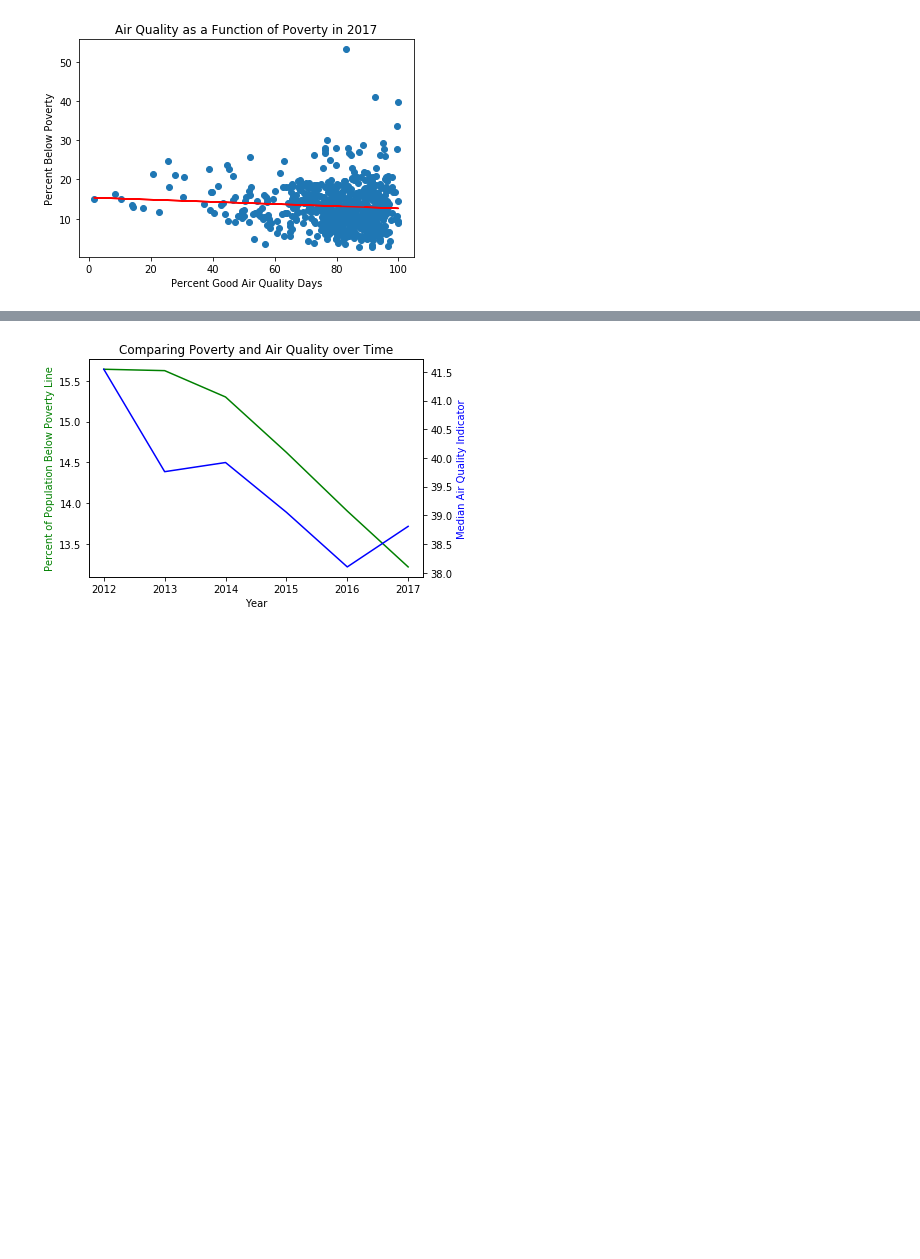
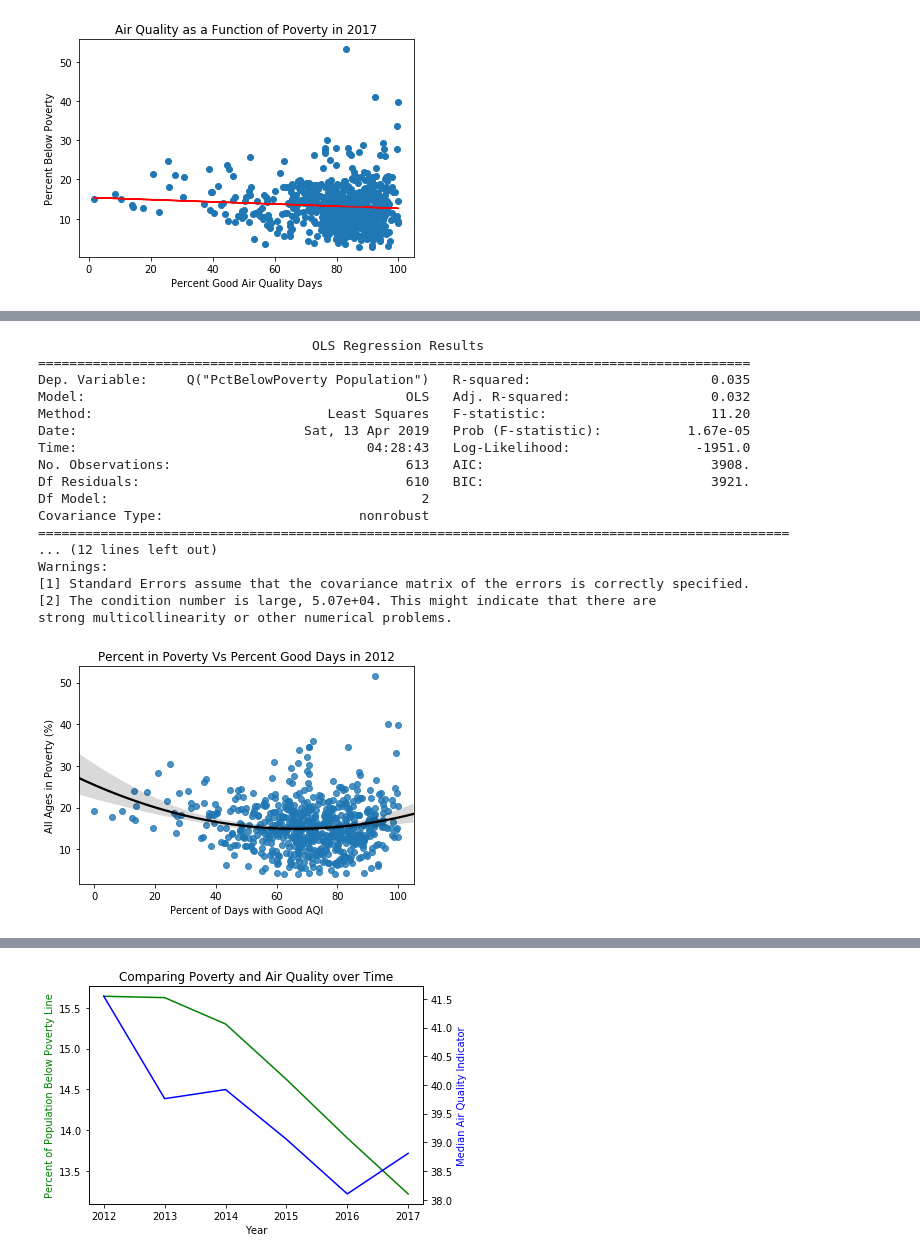
Before and after one commit to dkloepper/project-one, a Jupyter notebook: AnalysisNotebook.ipynb, the cells around one changed output, grey strips where cells are left out. Saved outputs shown, nothing was run; the diff lists cells and outputs as text; code cells hidden in the pictures; blank space fills up the shorter version.

Commit message:
Added multiple regression code

```diff
--- a/AnalysisNotebook.ipynb
+++ b/AnalysisNotebook.ipynb
@@ -178,0 +242,10 @@ the slope of the fitted line is not significantly different from zero for the 20
+# %%
+import numpy as np
+import statsmodels.api as sm
+import statsmodels.formula.api as smf
+from patsy.builtins import *
+
+# Fit a quadratic model for all years
+
+model = smf.ols(formula = 'Q("PctBelowPoverty Population") ~ PercentGoodDays + np.power(PercentGoodDays, 2)', data = df).fit()
+print(model.summary())
@@ -178,0 +324,34 @@ the slope of the fitted line is not significantly different from zero for the 20
+# %%
+def fit_model_by_year (df, year):
+    df_year = df[df.Year == year]
+
+    ax2 = seaborn.regplot(df_year['PercentGoodDays'], df_year['PctBelowPoverty Population'],\
+                          order = 2, line_kws={"color":"black"})
+
+    ax2.set_xlabel("Percent of Days with Good AQI")
+    ax2.set_ylabel("All Ages in Poverty (%)")
+    ax2.set_title(f"Percent in Poverty Vs Percent Good Days in {year}")
+
+    model = smf.ols(formula = 'Q("PctBelowPoverty Population") ~ PercentGoodDays + np.power(PercentGoodDays, 2)', data = df_year).fit()
+    print(model.summary())
+
+fit_model_by_year(df, 2012)
+# %% [output]
+                                   OLS Regression Results
+===========================================================================================
+Dep. Variable:     Q("PctBelowPoverty Population")   R-squared:                       0.035
+Model:                                         OLS   Adj. R-squared:                  0.032
+Method:                              Least Squares   F-statistic:                     11.20
+Date:                             Sat, 13 Apr 2019   Prob (F-statistic):           1.67e-05
+Time:                                     04:28:43   Log-Likelihood:                -1951.0
+No. Observations:                              613   AIC:                             3908.
+Df Residuals:                                  610   BIC:                             3921.
+Df Model:                                        2
+Covariance Type:                         nonrobust
+================================================================================================
+... (12 lines left out)
+Warnings:
+[1] Standard Errors assume that the covariance matrix of the errors is correctly specified.
+[2] The condition number is large, 5.07e+04. This might indicate that there are
+strong multicollinearity or other numerical problems.
+[figure, added]
```
Also changed, not shown: parts of 18 cells of this notebook.
